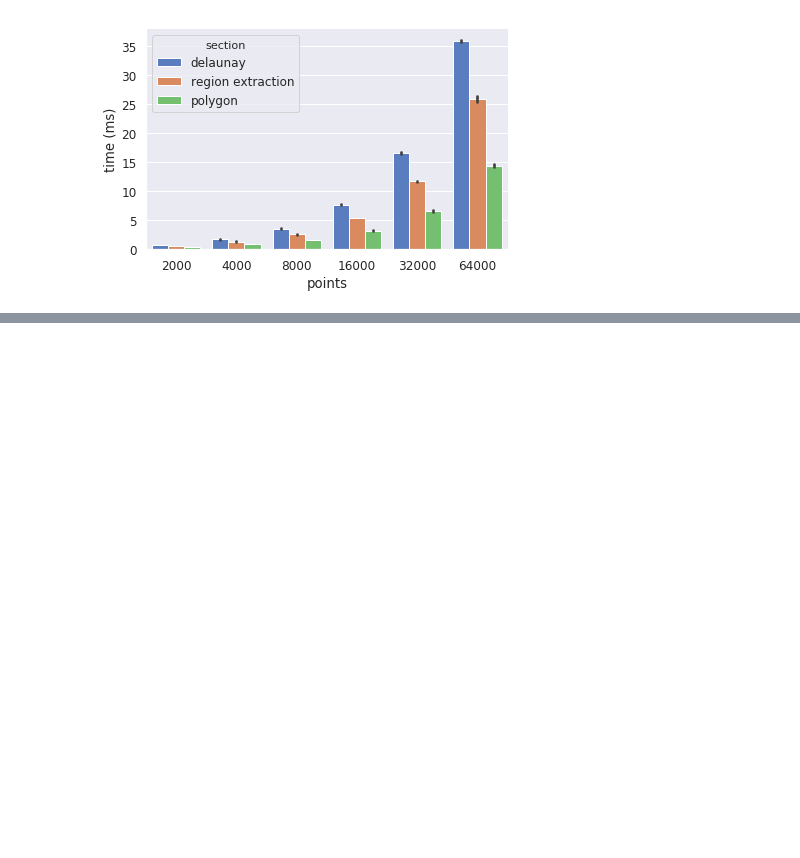
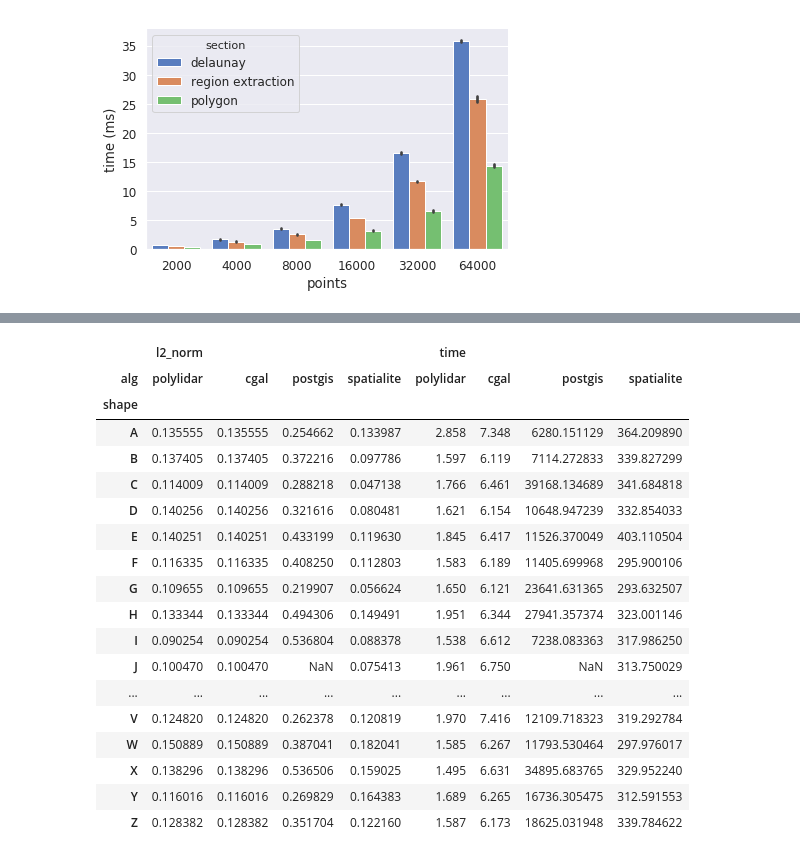
Before and after one commit to JeremyBYU/concavehull-evaluation, a Jupyter notebook: analysis/analysis.ipynb, the cells around one changed output, grey strips where cells are left out. Saved outputs shown, nothing was run; the diff lists cells and outputs as text; code cells hidden in the pictures; blank space fills up the shorter version.

Commit message:
Added alphabet testing

```diff
--- a/analysis/analysis.ipynb
+++ b/analysis/analysis.ipynb
@@ -206,0 +212,3 @@ pd.DataFrame.from_items(zip(names, values))
+# %%
+df = pd.read_csv('./test_fixtures/results/alphabet_results.csv')
+df.head(n=10)
@@ -206,0 +227,9 @@ pd.DataFrame.from_items(zip(names, values))
+# %%
+# CGAL accuracy is the SAME as Polylidar (same alpha, same shape). These small numerical differences are inadvertantly introduced
+# when I convert the unsorted edges of CGAL into a polygon. I use a very small buffer to the edges causing them to be slightly
+# bigger than they the true shape returned.
+# I am overwriting the l2 norm of CGAL with Polylidar because that is the TRUE accuracy (of the unmodified edges returned from CGAL)
+
+cgal_indices = df.index[df['alg'] == 'cgal']
+df.loc[cgal_indices, "l2_norm"] = df[df['alg'] == 'polylidar']['l2_norm'].values
+df.head(n=10)
@@ -206,0 +313,27 @@ pd.DataFrame.from_items(zip(names, values))
+# %%
+df_result = df.pivot(index='shape', columns='alg', values=['l2_norm', 'time'])
+column_order = ['polylidar', 'cgal', 'postgis', 'spatialite']
+df_result = df_result.reindex(column_order, axis=1, level=1)
+# df_result = df_result.drop('cgal', axis=1, level=1)
+df_result
+# print(df_result.to_latex(escape=False, float_format="%.2f"))
+# %% [output]
+|  | l2_norm |  |  |  | time |  |  |  |
+| alg | polylidar | cgal | postgis | spatialite | polylidar | cgal | postgis | spatialite |
+| shape |  |  |  |  |  |  |  |  |
+| A | 0.135555 | 0.135555 | 0.254662 | 0.133987 | 2.858 | 7.348 | 6280.151129 | 364.209890 |
+| B | 0.137405 | 0.137405 | 0.372216 | 0.097786 | 1.597 | 6.119 | 7114.272833 | 339.827299 |
+| C | 0.114009 | 0.114009 | 0.288218 | 0.047138 | 1.766 | 6.461 | 39168.134689 | 341.684818 |
+| D | 0.140256 | 0.140256 | 0.321616 | 0.080481 | 1.621 | 6.154 | 10648.947239 | 332.854033 |
+| E | 0.140251 | 0.140251 | 0.433199 | 0.119630 | 1.845 | 6.417 | 11526.370049 | 403.110504 |
+| F | 0.116335 | 0.116335 | 0.408250 | 0.112803 | 1.583 | 6.189 | 11405.699968 | 295.900106 |
+| G | 0.109655 | 0.109655 | 0.219907 | 0.056624 | 1.650 | 6.121 | 23641.631365 | 293.632507 |
+| H | 0.133344 | 0.133344 | 0.494306 | 0.149491 | 1.951 | 6.344 | 27941.357374 | 323.001146 |
+| I | 0.090254 | 0.090254 | 0.536804 | 0.088378 | 1.538 | 6.612 | 7238.083363 | 317.986250 |
+| J | 0.100470 | 0.100470 | NaN | 0.075413 | 1.961 | 6.750 | NaN | 313.750029 |
+| ... | ... | ... | ... | ... | ... | ... | ... | ... |
+| V | 0.124820 | 0.124820 | 0.262378 | 0.120819 | 1.970 | 7.416 | 12109.718323 | 319.292784 |
+| W | 0.150889 | 0.150889 | 0.387041 | 0.182041 | 1.585 | 6.267 | 11793.530464 | 297.976017 |
+| X | 0.138296 | 0.138296 | 0.536506 | 0.159025 | 1.495 | 6.631 | 34895.683765 | 329.952240 |
+| Y | 0.116016 | 0.116016 | 0.269829 | 0.164383 | 1.689 | 6.265 | 16736.305475 | 312.591553 |
+| Z | 0.128382 | 0.128382 | 0.351704 | 0.122160 | 1.587 | 6.173 | 18625.031948 | 339.784622 |
```
Also changed, not shown: parts of 12 cells of this notebook, 8 other files.
